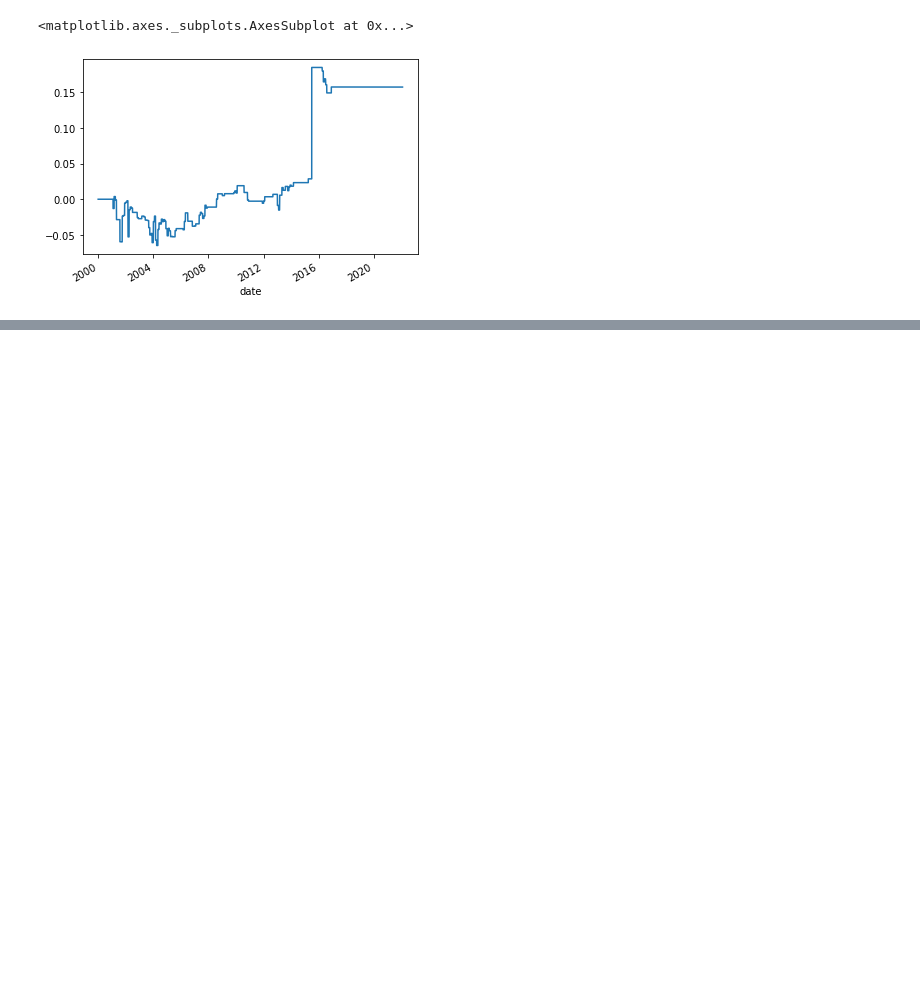
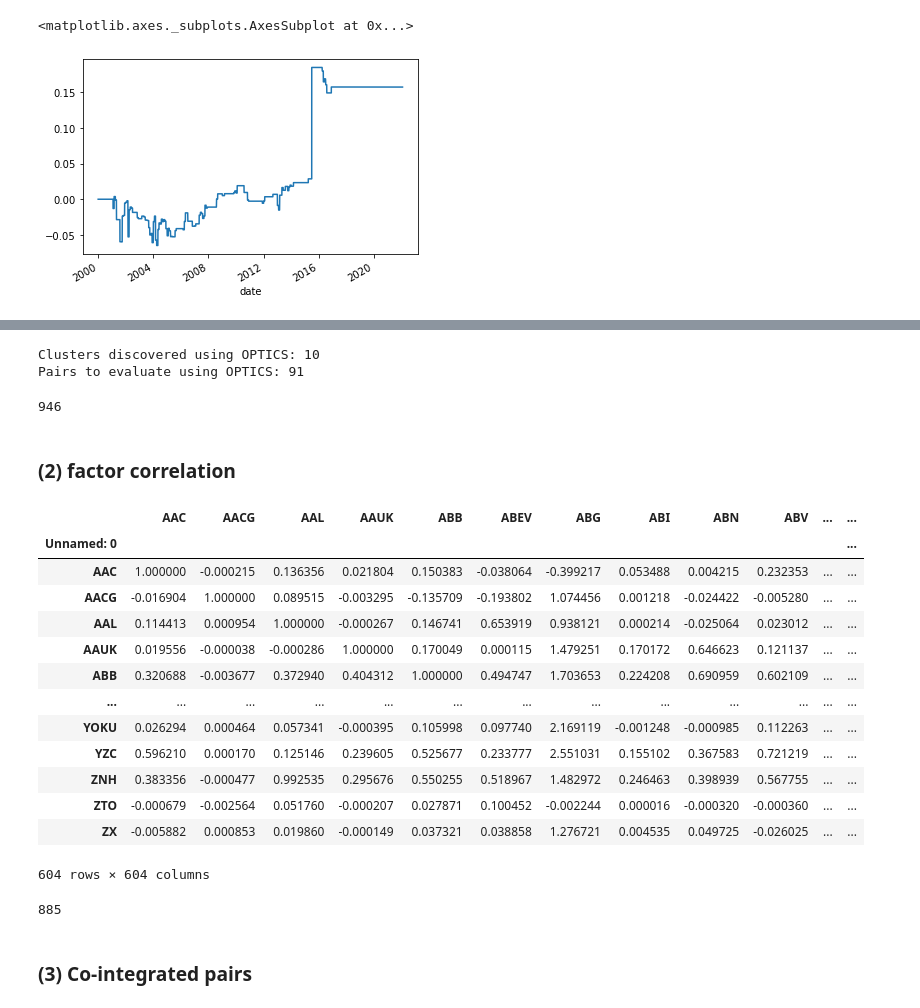
Before and after one commit to ckykevin/Enhanced_pair_trading, a Jupyter notebook: project.ipynb, the cells around one changed output, grey strips where cells are left out. Saved outputs shown, nothing was run; the diff lists cells and outputs as text; code cells hidden in the pictures; blank space fills up the shorter version.

```diff
--- a/project.ipynb
+++ b/project.ipynb
@@ -742,0 +750,14 @@ returns.plot()
+# %%
+# apply on "GB"
+df = full_info[["date","TICKER","RET"]][full_info.COUNTRY_CODE == "GB"]
+df = pd.pivot_table(df,index=["date"],columns=["TICKER"],fill_value=0)
+df.columns = [el[1] for el in df.columns]
+
+N_PRIN_COMPONENTS = 5
+X, explained_variance = apply_PCA(N_PRIN_COMPONENTS, df, random_state=0)
+# clustered_series_all, clustered_series, counts, clf = apply_DBSCAN(0.10,3,X,df)
+
+clustered_series_all, clustered_series, counts, clf = apply_OPTICS(X, df, min_samples=3, cluster_method='xi')
+# %% [output]
+Clusters discovered using OPTICS: 10
+Pairs to evaluate using OPTICS: 91
@@ -742,0 +766,23 @@ returns.plot()
+# %%
+len(trading_pair)
+# %% [output]
+946
+# %% [markdown]
+### (2) factor correlation
+# %%
+cor
+# %% [output]
+|  | AAC | AACG | AAL | AAUK | ABB | ABEV | ABG | ABI | ABN | ABV | ... | ... |
+| Unnamed: 0 |  |  |  |  |  |  |  |  |  |  |  | ... |
+| AAC | 1.000000 | -0.000215 | 0.136356 | 0.021804 | 0.150383 | -0.038064 | -0.399217 | 0.053488 | 0.004215 | 0.232353 | ... | ... |
+| AACG | -0.016904 | 1.000000 | 0.089515 | -0.003295 | -0.135709 | -0.193802 | 1.074456 | 0.001218 | -0.024422 | -0.005280 | ... | ... |
+| AAL | 0.114413 | 0.000954 | 1.000000 | -0.000267 | 0.146741 | 0.653919 | 0.938121 | 0.000214 | -0.025064 | 0.023012 | ... | ... |
+| AAUK | 0.019556 | -0.000038 | -0.000286 | 1.000000 | 0.170049 | 0.000115 | 1.479251 | 0.170172 | 0.646623 | 0.121137 | ... | ... |
+| ABB | 0.320688 | -0.003677 | 0.372940 | 0.404312 | 1.000000 | 0.494747 | 1.703653 | 0.224208 | 0.690959 | 0.602109 | ... | ... |
+| ... | ... | ... | ... | ... | ... | ... | ... | ... | ... | ... | ... | ... |
+| YOKU | 0.026294 | 0.000464 | 0.057341 | -0.000395 | 0.105998 | 0.097740 | 2.169119 | -0.001248 | -0.000985 | 0.112263 | ... | ... |
+| YZC | 0.596210 | 0.000170 | 0.125146 | 0.239605 | 0.525677 | 0.233777 | 2.551031 | 0.155102 | 0.367583 | 0.721219 | ... | ... |
+| ZNH | 0.383356 | -0.000477 | 0.992535 | 0.295676 | 0.550255 | 0.518967 | 1.482972 | 0.246463 | 0.398939 | 0.567755 | ... | ... |
+| ZTO | -0.000679 | -0.002564 | 0.051760 | -0.000207 | 0.027871 | 0.100452 | -0.002244 | 0.000016 | -0.000320 | -0.000360 | ... | ... |
+| ZX | -0.005882 | 0.000853 | 0.019860 | -0.000149 | 0.037321 | 0.038858 | 1.276721 | 0.004535 | 0.049725 | -0.026025 | ... | ... |
+604 rows × 604 columns
@@ -742,0 +799,6 @@ returns.plot()
+# %%
+len(correlated_pair)
+# %% [output]
+885
+# %% [markdown]
+### (3) Co-integrated pairs
```
Also changed, not shown: parts of 40 cells of this notebook.
